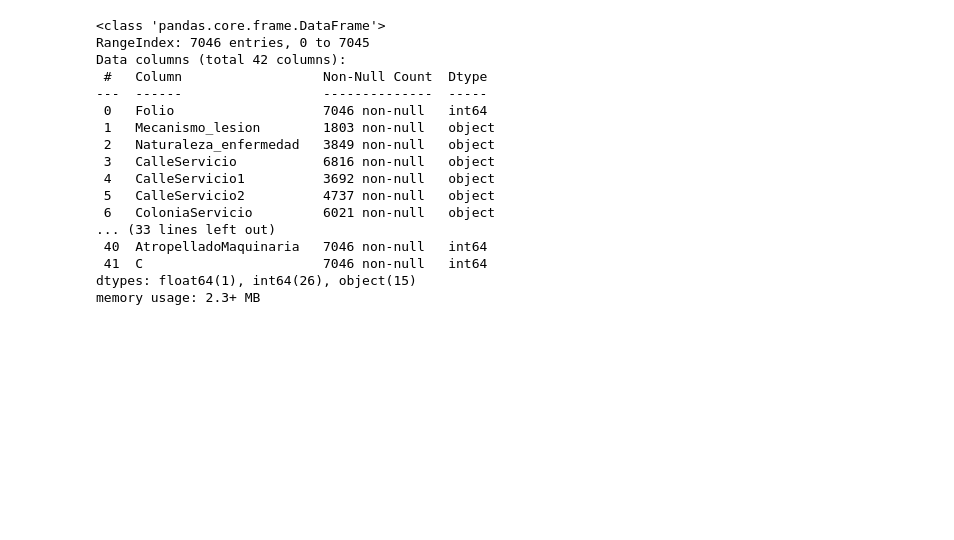
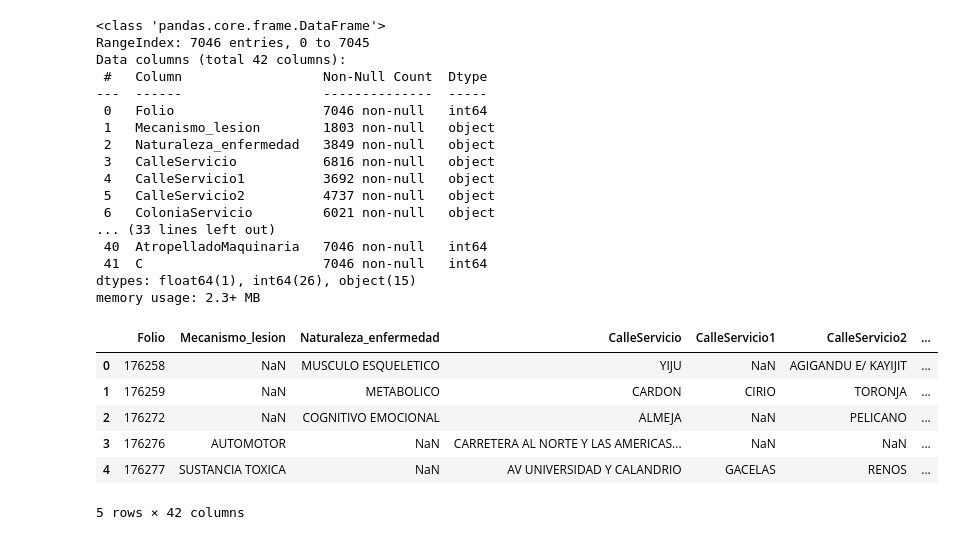
Before and after one commit to eaguilar98/ems_crm, a Jupyter notebook: 01_EDA_EMS.ipynb, the cells around one changed output. Cells and saved outputs as stored; diff of their text form; code cells hidden in the pictures; blank space fills up the shorter version.

```diff
--- a/01_EDA_EMS.ipynb
+++ b/01_EDA_EMS.ipynb
@@ -183,0 +182,12 @@ memory usage: 2.3+ MB
+# %%
+# analisis de top
+
+evalEs_df.head(5)
+# %% [output]
+|  | Folio | Mecanismo_lesion | Naturaleza_enfermedad | CalleServicio | CalleServicio1 | CalleServicio2 | ... |
+| 0 | 176258 | NaN | MUSCULO ESQUELETICO | YIJU | NaN | AGIGANDU E/ KAYIJIT | ... |
+| 1 | 176259 | NaN | METABOLICO | CARDON | CIRIO | TORONJA | ... |
+| 2 | 176272 | NaN | COGNITIVO EMOCIONAL | ALMEJA | NaN | PELICANO | ... |
+| 3 | 176276 | AUTOMOTOR | NaN | CARRETERA AL NORTE Y LAS AMERICAS... | NaN | NaN | ... |
+| 4 | 176277 | SUSTANCIA TOXICA | NaN | AV UNIVERSIDAD Y CALANDRIO | GACELAS | RENOS | ... |
+5 rows × 42 columns
```
Also changed, not shown: parts of 3 cells of this notebook.
